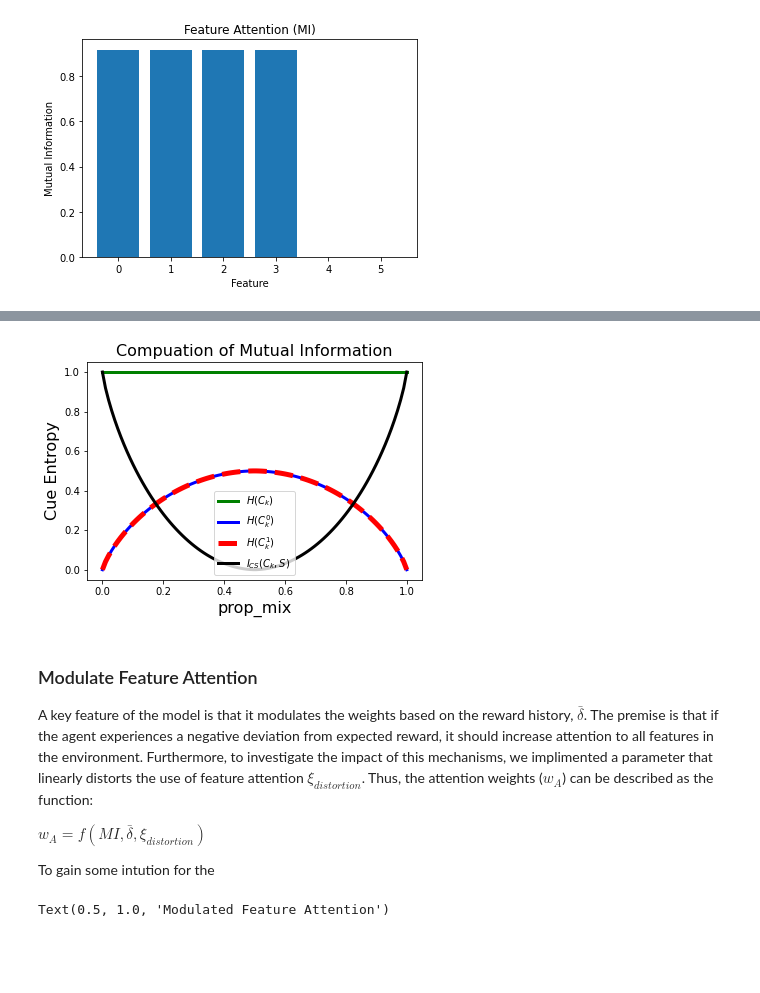
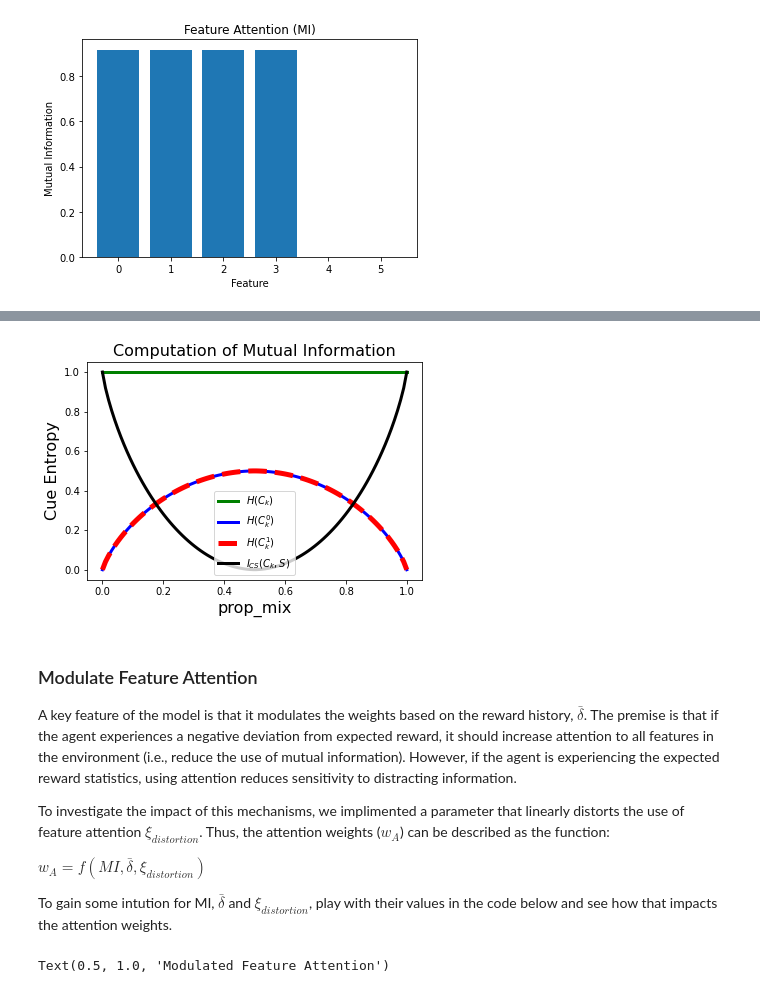
Before and after one commit to murraylab/instrumentalLatentStateLearning, a Jupyter notebook: model_intuition/modelIntuition.ipynb, the cells around one changed output, grey strips where cells are left out. Cells and saved outputs as stored; diff of their text form; code cells hidden in the pictures; blank space fills up the shorter version.

```diff
--- a/model_intuition/modelIntuition.ipynb
+++ b/model_intuition/modelIntuition.ipynb
@@ -101,43 +102,55 @@ The code below shows the entropy of each variable and the mutual information at
 # %%
+# Modify the relative proportion of trials that each state has appeared
+prop_state_0 = 0.5
+prop_state_1 = 0.5
+
+# Make sure it normalizes to 1. We trust you to only provide float values!
+if prop_state_0 + prop_state_1 != 1:
+    sm = prop_state_0 + prop_state_1
+    prop_state_0, prop_state_1 = prop_state_0/sm, prop_state_1/sm
+    warnings.warn('The sum of the proportions of states is not 1. Values were re-normalized.')
+
 #Create variables
 n_trials_per_state = 100
 prop_mix = np.linspace(0,1,100)
 I, H_k, H_k_0, H_k_1 = prop_mix*0, prop_mix*0, prop_mix*0, prop_mix*0
 
 #Calculate the entropy at each mixture
 for p in range(len(prop_mix)):
     #Get stimuli
     stims_0 = np.zeros(n_trials_per_state)
     stims_0[:np.round(n_trials_per_state*prop_mix[p]).astype(int)] = 1
     stims_1 = np.ones(n_trials_per_state)
     stims_1[:np.round(n_trials_per_state*prop_mix[p]).astype(int)] = 0
     stims = np.concatenate((stims_0,stims_1))
     #Calc entropy
     H_k[p] = calcEntropy(stims)
-    H_k_0[p] = 0.5 * calcEntropy(stims_0)
-    H_k_1[p] = 0.5 * calcEntropy(stims_1)
+    H_k_0[p] = prop_state_0 * calcEntropy(stims_0)
+    H_k_1[p] = prop_state_1 * calcEntropy(stims_1)
 #Get mutual Information
 I = H_k - (H_k_0 + H_k_1)
 
 #Plot the data
 plt.plot(prop_mix,H_k,label='$H(C_k)$',linewidth=3,color='g')
 plt.plot(prop_mix,H_k_0,label='$H(C_{k}^{0})$',linewidth=3,color='b')
 plt.plot(prop_mix,H_k_1,label='$H(C_{k}^{1})$',linestyle='--',color='r',linewidth=5)
 plt.plot(prop_mix,I,label='$I_{CS}(C_k,S)$',linewidth=3,color='k')
 plt.xlabel('prop_mix',fontsize=16)
 plt.ylabel('Cue Entropy',fontsize=16)
-plt.title('Compuation of Mutual Information',fontsize=16)
+plt.title('Computation of Mutual Information',fontsize=16)
 plt.legend()
 plt.show()
 # %% [output]
-[figure, old version]
+[figure, new version]
 # %% [markdown]
 ### Modulate Feature Attention
-A key feature of the model is that it modulates the weights based on the reward history, $\bar{\delta}$. The premise is that if the agent experiences a negative deviation from expected reward, it should increase attention to all features in the environment. Furthermore, to investigate the impact of this mechanisms, we implimented a parameter that linearly distorts the use of feature attention $\xi_{distortion}$. Thus, the attention weights ($w_A$) can be described as the function:
+A key feature of the model is that it modulates the weights based on the reward history, $\bar{\delta}$. The premise is that if the agent experiences a negative deviation from expected reward, it should increase attention to all features in the environment (i.e., reduce the use of mutual information). However, if the agent is experiencing the expected reward statistics, using attention reduces sensitivity to distracting information.
+
+To investigate the impact of this mechanisms, we implimented a parameter that linearly distorts the use of feature attention $\xi_{distortion}$. Thus, the attention weights ($w_A$) can be described as the function:
 
 $w_{A} = f(MI,\bar{\delta},\xi_{distortion})$
 
-To gain some intution for the
+To gain some intution for MI, $\bar{\delta}$ and $\xi_{distortion}$, play with their values in the code below and see how that impacts the attention weights.
 # %%
 #Just an example MI for the manipulation
 MI = np.array([1,0])
```
Also changed, not shown: parts of 13 cells of this notebook, 3 other files.
